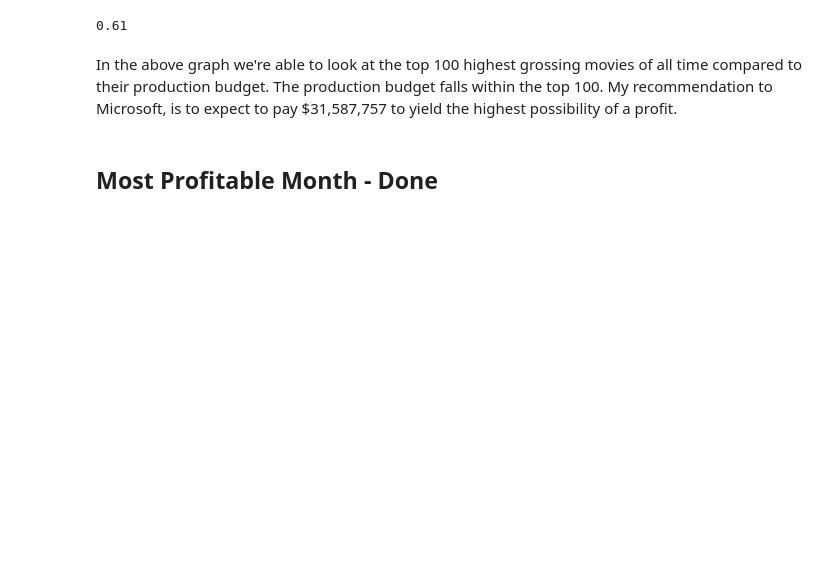
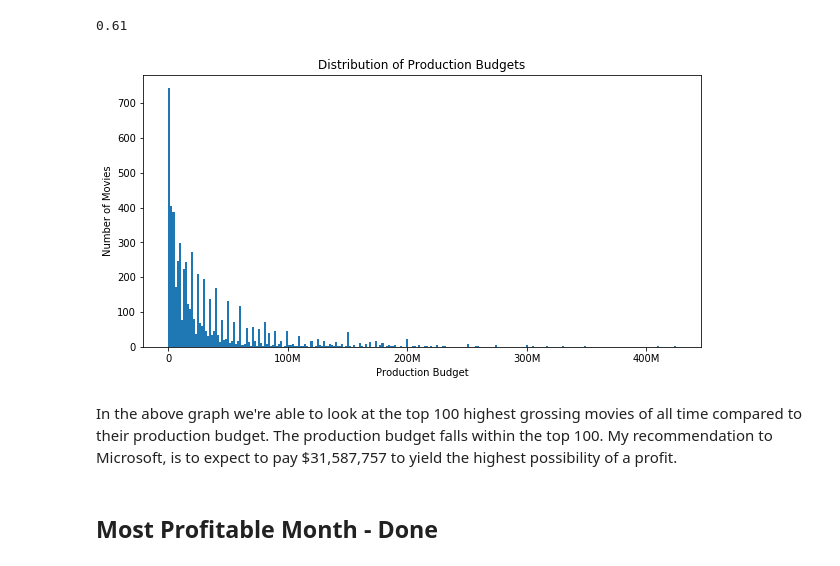
Before and after one commit to jamesbrockb/dsc-mod-1-project-v2-1-onl01-dtsc-pt-041320, a Jupyter notebook: student.ipynb, the cells around one changed output. Drawn from its saved outputs; the diff is of its cells as text; code cells hidden in the pictures; blank space fills up the shorter version.

```diff
--- a/student.ipynb
+++ b/student.ipynb
@@ -622,3 +597,13 @@ round(corr, 2)
+# %%
+new_figure = plt.figure(figsize=(10,5))
+ax = plt.axes()
+plt.hist(df_tn_budget['production_budget'], bins = 250)
+plt.title('Distribution of Production Budgets')
+plt.xlabel('Production Budget')
+plt.ylabel('Number of Movies')
+ax.xaxis.set_major_formatter(FuncFormatter(reformat_large_tick_values));
+# %% [output]
+[figure, added]
 # %% [markdown]
 In the above graph we're able to look at the top 100 highest grossing movies of all time compared to their production budget. The production budget falls within the top 100. My recommendation to Microsoft, is to expect to pay $31,587,757 to yield the highest possibility of a profit.
 # %% [markdown]
```
Also changed, not shown: parts of 12 cells of this notebook, 7 other files.
